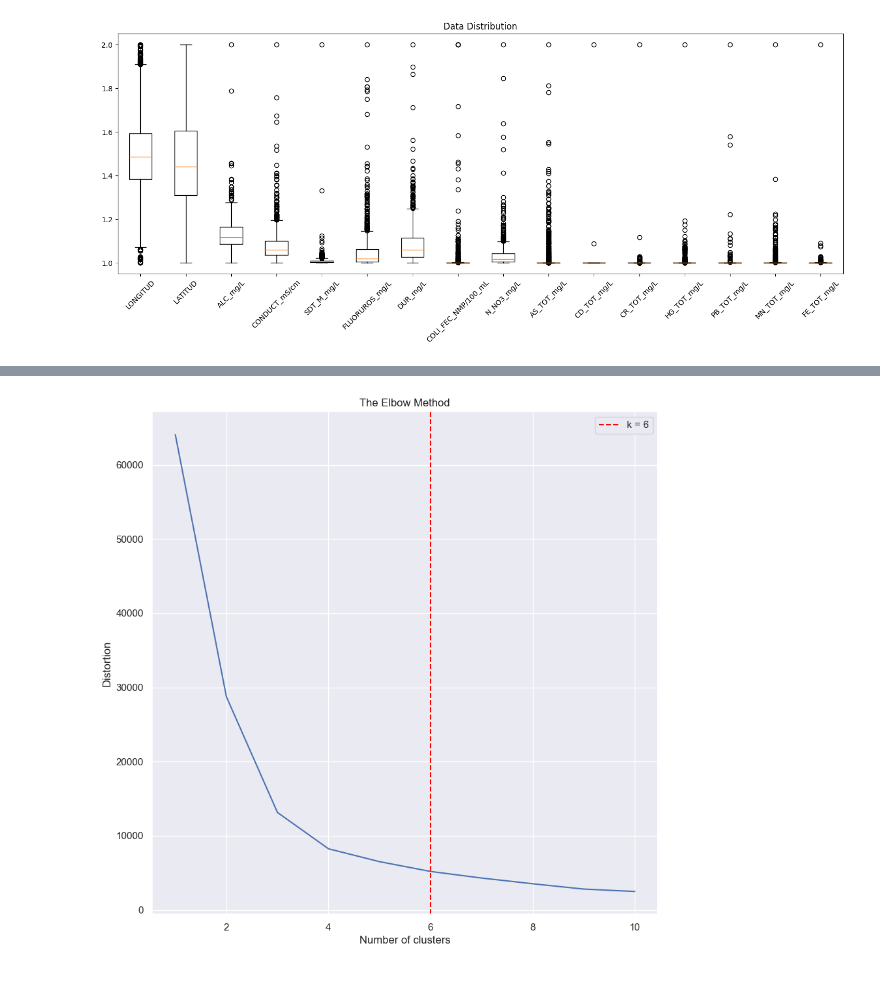
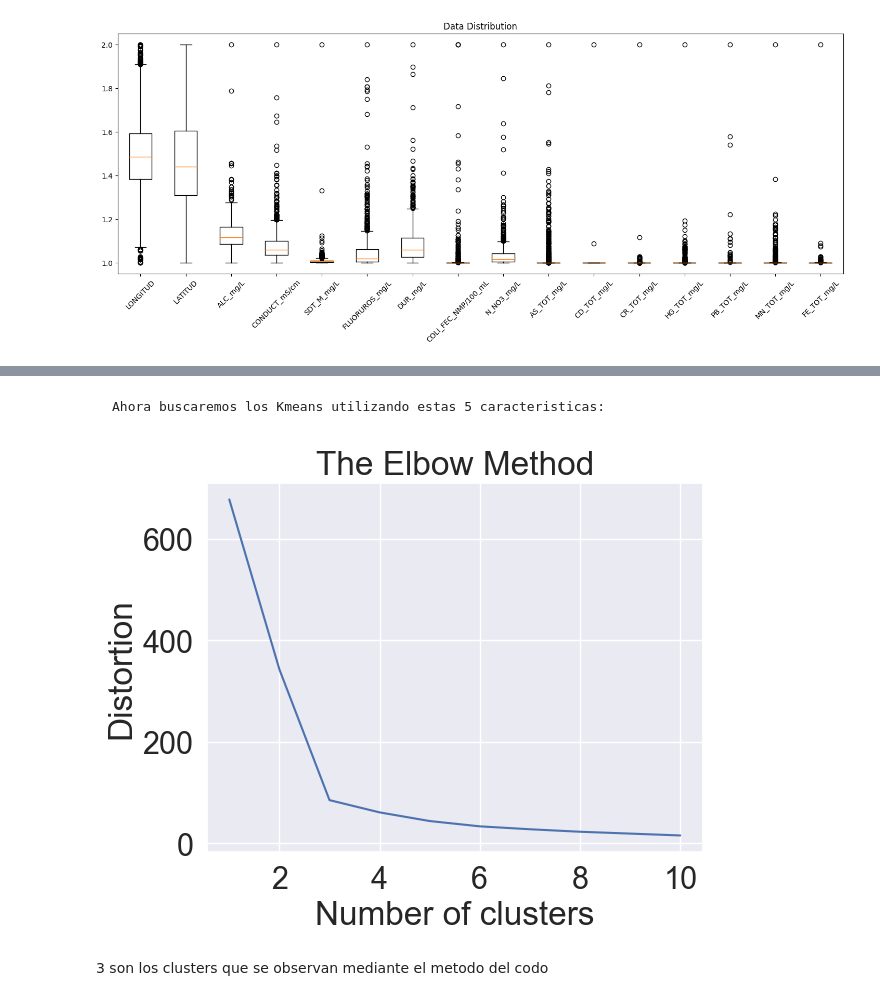
Before and after one commit to PosgradoMNA/actividades-del-projecto-equipo_167, a Jupyter notebook: semana 9/Limpieza, análisis, visualización y kmeans.ipynb, the cells around one changed output, grey strips where cells are left out. Cells and saved outputs as stored; diff of their text form; code cells hidden in the pictures.

```diff
--- a/semana 9/Limpieza, análisis, visualización y kmeans.ipynb
+++ b/semana 9/Limpieza, análisis, visualización y kmeans.ipynb
@@ -231 +318,30 @@ ax.set_xticklabels(
+# %% [markdown]
+    Ahora buscaremos los Kmeans utilizando estas 5 caracteristicas:
+# %%
+#tu codigo aquí
+from sklearn import preprocessing, cluster
+
+#Buscaremos los clusters dependiendo de su latitud y longitud combinada
+X = Bad_water_dataset.copy()
+max_k = 10## iterations
+distortions = []
+for i in range(1, max_k+1):
+    if len(X) >= i:
+       model = cluster.KMeans(n_clusters=i, init='k-means++', max_iter=300, n_init=10, random_state=0)
+       model.fit(X)
+       distortions.append(model.inertia_)## best k: the lowest derivative
+k = [i*100 for i in np.diff(distortions,2)].index(min([i*100 for i
+     in np.diff(distortions,2)]))## plot
+fig, ax = plt.subplots()
+ax.plot(range(1, len(distortions)+1), distortions)
+#ax.axvline(k, ls='--', color="red", label="k = "+str(k))
+ax.set(title='The Elbow Method', xlabel='Number of clusters',
+       ylabel="Distortion")
+#ax.legend()
+ax.grid(True)
+plt.show();
+# %% [output]
+[figure, added]
+# %% [markdown]
+3 son los clusters que se observan mediante el metodo del codo
 # %%
@@ -233,25 +348,0 @@ latlong=df[["LATITUD","LONGITUD"]]
-# %%
-#tu codigo aquí
-from sklearn import preprocessing, cluster
-
-#Buscaremos los clusters dependiendo de su latitud y longitud combinada
-X = latlong.copy()
-max_k = 10## iterations
-distortions = []
-for i in range(1, max_k+1):
-    if len(X) >= i:
-       model = cluster.KMeans(n_clusters=i, init='k-means++', max_iter=300, n_init=10, random_state=0)
-       model.fit(X)
-       distortions.append(model.inertia_)## best k: the lowest derivative
-k = [i*100 for i in np.diff(distortions,2)].index(min([i*100 for i
-     in np.diff(distortions,2)]))## plot
-fig, ax = plt.subplots()
-ax.plot(range(1, len(distortions)+1), distortions)
-ax.axvline(k, ls='--', color="red", label="k = "+str(k))
-ax.set(title='The Elbow Method', xlabel='Number of clusters',
-       ylabel="Distortion")
-ax.legend()
-ax.grid(True)
-plt.show()
-# %% [output]
-[figure, removed]
```
Also changed, not shown: parts of 18 cells of this notebook.
